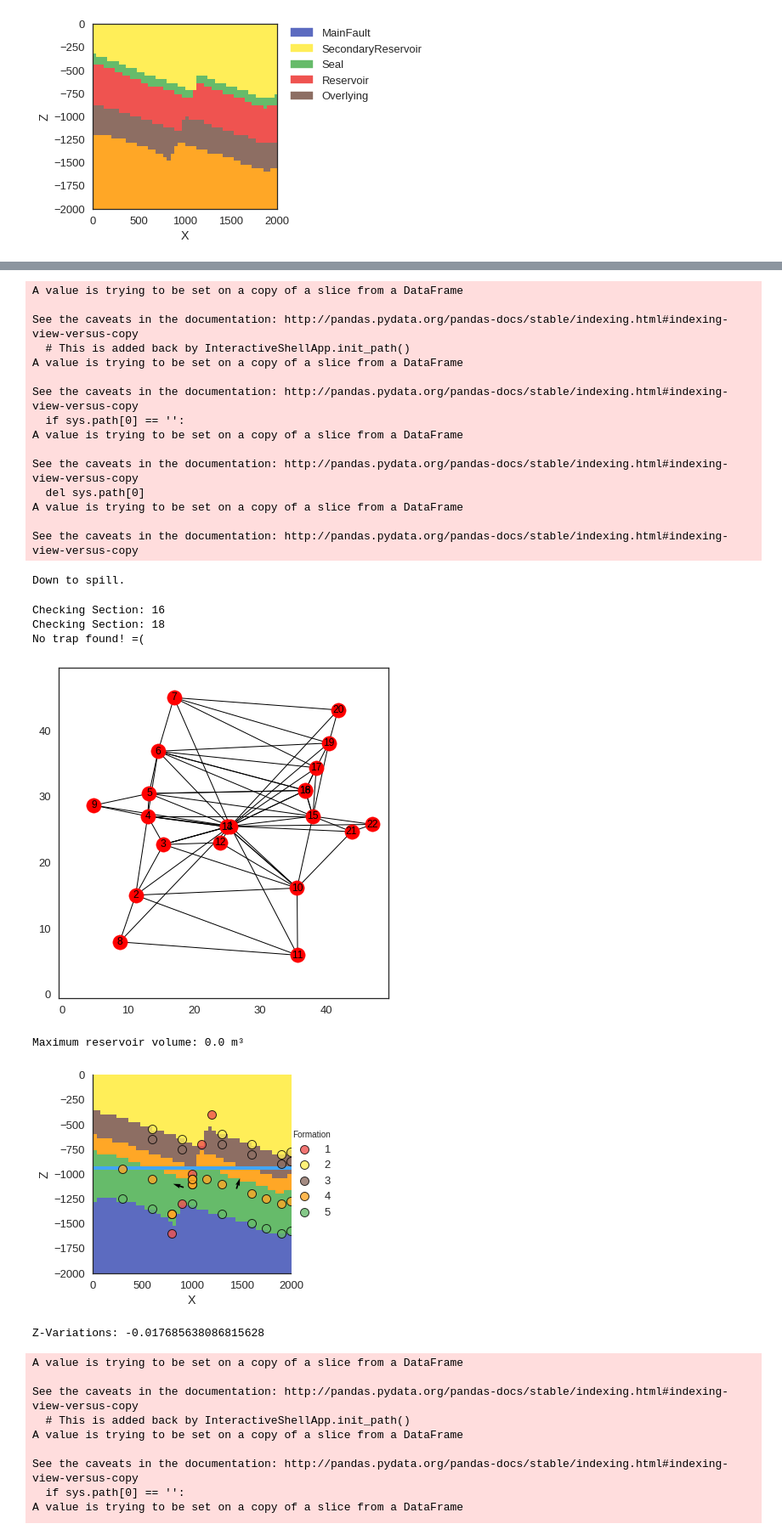
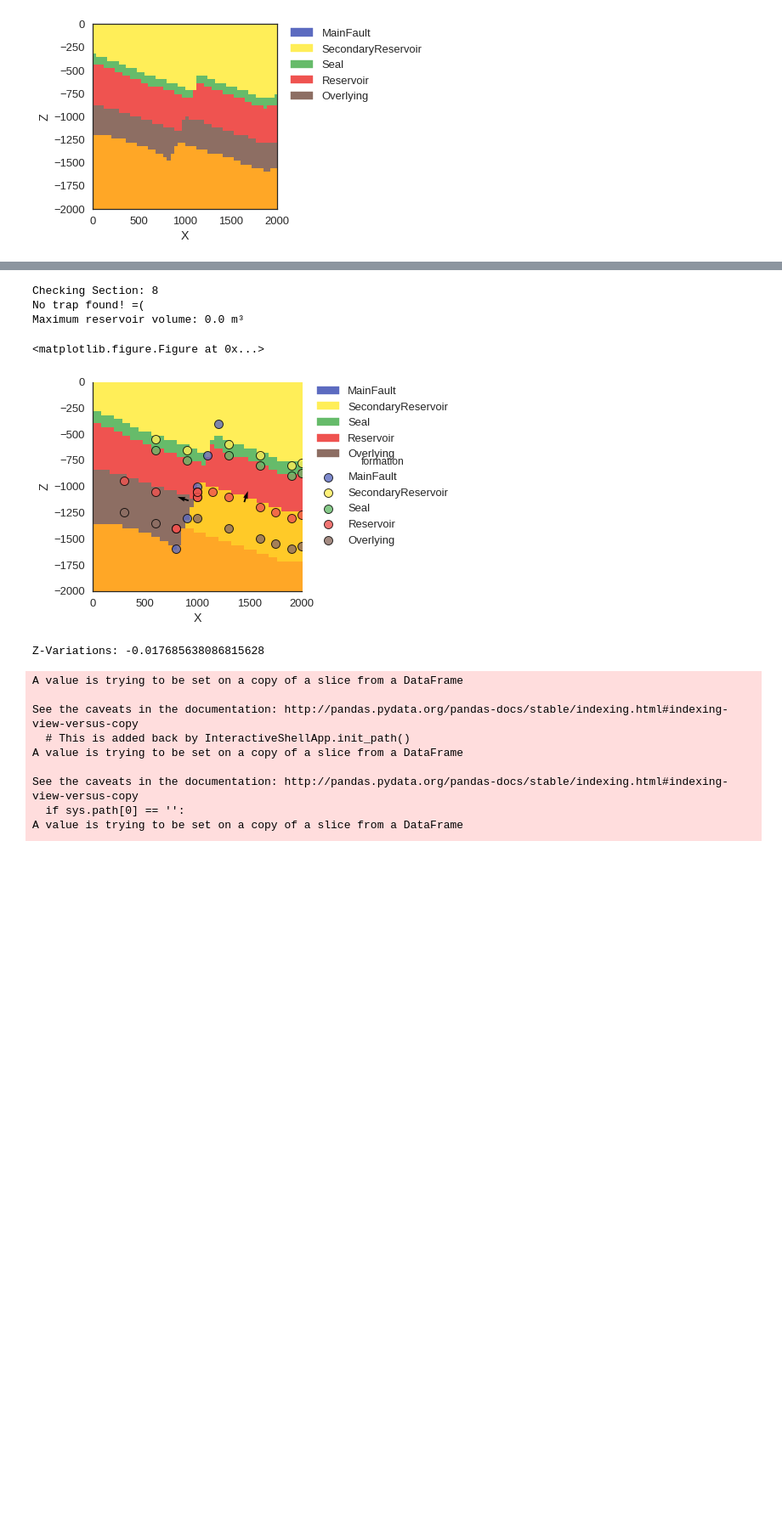
Before and after one commit to nre-aachen/Theses, a Jupyter notebook: Risk analysis/Notebooks/3D uncertainty.ipynb, the cells around one changed output, grey strips where cells are left out. Shown at 85% size. Drawn from its saved outputs; the diff is of its cells as text; code cells hidden in the pictures; blank space fills up the shorter version.

Commit message:
old model kinda working again

```diff
--- a/Risk analysis/Notebooks/3D uncertainty.ipynb
+++ b/Risk analysis/Notebooks/3D uncertainty.ipynb
@@ -81,9 +78,9 @@ sol.shape
 # %%
 # CREATING SURFACES FOR LAYERS
-res_surf, res_surf_simp = gp.get_surfaces(potential_block=sol[0,1,:], interp_data = interp_data, n_formation = (interp_data.get_formation_number()['Reservoir']), original_scale=False)
-overlying_surf, overlying_surf_simp = gp.get_surfaces(potential_block=sol[0,1,:], interp_data = interp_data, n_formation = (interp_data.get_formation_number()['Overlying']), original_scale=False)
-sec_res_surf, sec_res_surf_simp = gp.get_surfaces(potential_block=sol[0,1,:], interp_data = interp_data, n_formation = (interp_data.get_formation_number()['SecondaryReservoir']), original_scale=False)
-seal_surf, seal_surf_simp = gp.get_surfaces(potential_block=sol[0,1,:], interp_data = interp_data, n_formation = (interp_data.get_formation_number()['Seal']), original_scale=False)
+res_surf, res_surf_simp = gp.get_surfaces(interp_data = interp_data, potential_lith=lith_sol[0,1], potential_fault=fault_sol[0,1], n_formation = (interp_data.get_formation_number()['Reservoir']))
+overlying_surf, overlying_surf_simp = gp.get_surfaces(interp_data = interp_data, potential_lith=lith_sol[0,1], potential_fault=fault_sol[0,1], n_formation = (interp_data.get_formation_number()['Overlying']))
+sec_res_surf, sec_res_surf_simp = gp.get_surfaces(interp_data = interp_data, potential_lith=lith_sol[0,1], potential_fault=fault_sol[0,1], n_formation = (interp_data.get_formation_number()['SecondaryReservoir']))
+seal_surf, seal_surf_simp = gp.get_surfaces(interp_data = interp_data, potential_lith=lith_sol[0,1], potential_fault=fault_sol[0,1], n_formation = (interp_data.get_formation_number()['Seal']))
 # %%
 #geo_data.get_formation_number().keys()
 # %%
@@ -283,7 +276,7 @@ def topo_analysis(lith, fault):
     lith_pad = (np.pad(lith.reshape(50,50,50), 1, 'constant', constant_values = (8,8)))
     fault_pad = (np.pad(fault.reshape(50,50,50), 1, 'constant', constant_values = (8,8)))
     topo = Topology.Topology(lith_pad, fault_pad)
-    topo.draw_section(25)
+    #topo.draw_section(25)
     topo_block = topo.labels
     # Finding sections which are possible traps in the reservoir (formation number = 7)
     topo_keys = [int(k) for k in topo.lith_to_labels_lot["7"].keys()]
@@ -305,8 +298,8 @@ def topo_analysis(lith, fault):
             bool_block[top_bool] = True
     # Removing padding
     trap_mask = bool_block[1:-1,1:-1,1:-1]
-    plt.imshow(trap_mask[:,25,:].T, origin="lower")
-    plt.show()
+    #plt.imshow(trap_mask[:,25,:].T, origin="lower")
+    #plt.show()
     return trap_mask
 # %%
 # MAIN FUNCTION: Calculation of maximum fill volume in reservoir traps
@@ -318,7 +311,7 @@ def max_trap_vol(lith, fault, res_surface):
     leak_z, leak_p, leak_line, leak_bottom = leak_point(res_surface)
 
     # Dheck for "down-to" z-horizon, maximum depth of reservoir
-    max_z = 2 * np.max([spill_z, leak_z])
+    max_z = np.max([spill_z, leak_z])
 
     if max_z == spill_z:
         print("Down to spill.")
@@ -360,8 +353,8 @@ def max_trap_vol(lith, fault, res_surface):
     #plot_leak(res_surface, leak_line, leak_p)
     #plot_trap(res_surface, bottom_surface, spill_p, leak_p)
     #PRINTING OF SPILL, LEAK:
-    #print('Spill_Z:', spill_z)
-    #print('Leak_Z:', leak_z)
+    print('Spill_Z:', spill_z)
+    print('Leak_Z:', leak_z)
 
     #return the maximum reservoir volume
     return trap_vol, lith, bottom_surface, final_trap_mask
@@ -413,7 +406,7 @@ def plot_trap(res_surface, bottom_surface, spill_p, leak_p):
 sec_res_z = interp_data.geo_data_res.interfaces[interp_data.geo_data_res.interfaces['formation'] == 'SecondaryReservoir']['Z']
 seal_z = interp_data.geo_data_res.interfaces[interp_data.geo_data_res.interfaces['formation'] == 'Seal']['Z']
 res_z = interp_data.geo_data_res.interfaces[interp_data.geo_data_res.interfaces['formation'] == 'Reservoir']['Z']
-base_z = interp_data.geo_data_res.interfaces[interp_data.geo_data_res.interfaces['formation'] == 'Overlying']['Z']
+over_z = interp_data.geo_data_res.interfaces[interp_data.geo_data_res.interfaces['formation'] == 'Overlying']['Z']
 
 res_len = len(interp_data.geo_data_res.interfaces[interp_data.geo_data_res.interfaces['formation'] == 'Reservoir']['Z'])
 # %%
@@ -515,22 +508,23 @@ def model_unc_all(value=0, z_sec_res_top = z_sec_res_top,
     new_z_res = res_z + z_res_top
     new_z_over = over_z + z_over_top
 
-    print('Z-Variations:', z_sec_res_top, z_seal_top, z_res_top, z_bover_top)
+    print('Z-Variations:', z_sec_res_top, z_seal_top, z_res_top, z_over_top)
     interp_data.geo_data_res.interfaces['Z'][interp_data.geo_data_res.interfaces['formation'] == 'SecondaryReservoir'] = new_z_sec_res
     interp_data.geo_data_res.interfaces['Z'][interp_data.geo_data_res.interfaces['formation'] == 'Seal'] = new_z_seal
     interp_data.geo_data_res.interfaces['Z'][interp_data.geo_data_res.interfaces['formation'] == 'Reservoir'] = new_z_res
-    interp_data.geo_data_res.interfaces['Z'][interp_data.geo_data_res.interfaces['formation'] == 'Overlying'] = new_z_base
+    interp_data.geo_data_res.interfaces['Z'][interp_data.geo_data_res.interfaces['formation'] == 'Overlying'] = new_z_over
 
-    sol, pot = gp.compute_model(interp_data, get_potential_at_interfaces=True)
-    lith_block = sol[0, 0,:]
-    fault_block = sol[0, 2,:]
-    res_surf, res_surf_simp = gp.get_surfaces(potential_block=sol[0, 1,:],
-                                          interp_data = interp_data, n_formation = (interp_data.get_formation_number()['Reservoir']),)
+    lith_sol, fault_sol = gp.compute_model(interp_data, get_potential_at_interfaces=False)
+    lith_block = lith_sol[0,0]
+    fault_block = fault_sol[0,0]
+    res_surf, res_surf_simp = gp.get_surfaces(
+                                          interp_data = interp_data, potential_lith=lith_sol[0,1],
+        potential_fault=fault_sol[0,1], n_formation =  (interp_data.get_formation_number()['Reservoir']))
 
-    max_vol, sol[0, 0,:], bottom, trap = max_trap_vol(lith_block, fault_block, res_surf)
+    max_vol, lith_sol[0,0], bottom, trap = max_trap_vol(lith_block, fault_block, res_surf)
 
     print("Maximum reservoir volume: %s m³" % max_vol)
-    gp.plot_section(geo_data, sol[0, 0,:], 25, plot_data =1)
+    gp.plot_section(geo_data, lith_sol[0,0], 25, plot_data =1)
 
     #gp.plot_section(geo_data, sol[0, 0,:], 23
     #                , plot_data=1, direction='x')
@@ -538,5 +532,5 @@ def model_unc_all(value=0, z_sec_res_top = z_sec_res_top,
     #gp.plot_surfaces_3D(geo_data, [res_surf],
     #                [res_surf_simp],
     #                ['Reservoir'], [3])
-    return sol
+    return lith_sol, fault_sol
 # %% [output]
@@ -544,25 +540,8 @@ Z-Variations: 0.002634714904140921 -0.03655685269660374 0.02846458181835651 -0.0
-A value is trying to be set on a copy of a slice from a DataFrame
-
-See the caveats in the documentation: http://pandas.pydata.org/pandas-docs/stable/indexing.html#indexing-view-versus-copy
-  # This is added back by InteractiveShellApp.init_path()
-A value is trying to be set on a copy of a slice from a DataFrame
-
-See the caveats in the documentation: http://pandas.pydata.org/pandas-docs/stable/indexing.html#indexing-view-versus-copy
-  if sys.path[0] == '':
-A value is trying to be set on a copy of a slice from a DataFrame
-
-See the caveats in the documentation: http://pandas.pydata.org/pandas-docs/stable/indexing.html#indexing-view-versus-copy
-  del sys.path[0]
-A value is trying to be set on a copy of a slice from a DataFrame
-
-See the caveats in the documentation: http://pandas.pydata.org/pandas-docs/stable/indexing.html#indexing-view-versus-copy
+Checking Section: 8
+No trap found! =(
+Maximum reservoir volume: 0.0 m³
-Down to spill.
+<matplotlib.figure.Figure at 0x...>
-Checking Section: 16
-Checking Section: 18
-No trap found! =(
-[figure, old version]
+[figure, new version]
-Maximum reservoir volume: 0.0 m³
-[figure, removed]
 # %%
 iterations = 5
 model2 = pymc.Model([model_unc_all, z_sec_res_top, z_seal_top, z_res_top, z_over_top])
```
Also changed, not shown: parts of 11 cells of this notebook, 2 other files.
